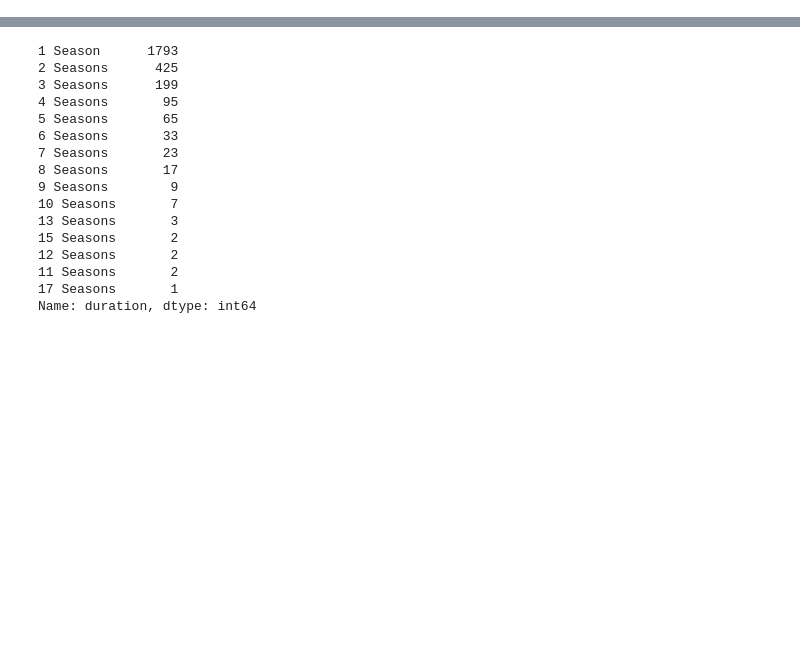
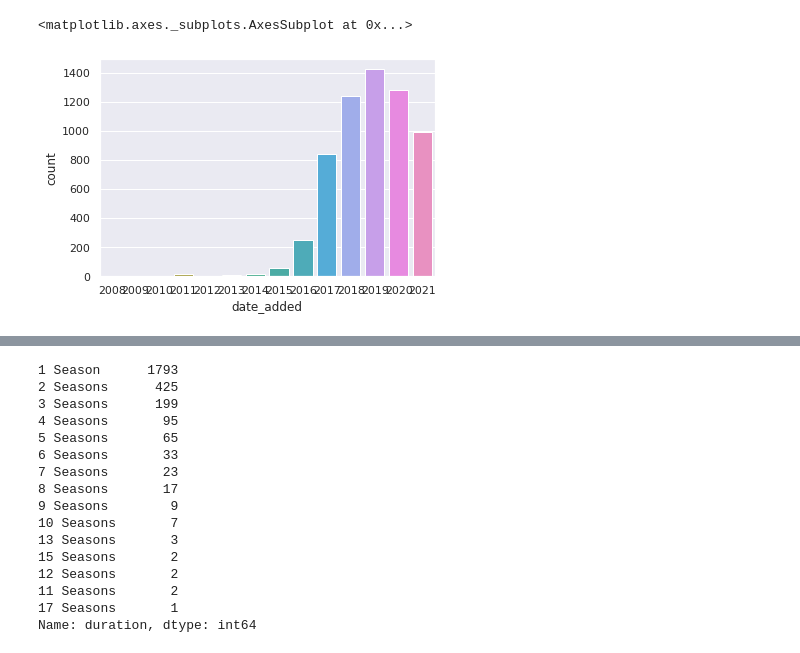
Before and after one commit to Sergey-Dubinin/Data-Analysis, a Jupyter notebook: Netflix.ipynb, the cells around one changed output, grey strips where cells are left out. Drawn from its saved outputs; the diff is of its cells as text; code cells hidden in the pictures; blank space fills up the shorter version.

```diff
--- a/Netflix.ipynb
+++ b/Netflix.ipynb
@@ -37,0 +97,5 @@ array(['Movie', 'TV Show'], dtype=object)
+# %%
+sns.countplot(x='date_added', data=movie_time)
+# %% [output]
+<matplotlib.axes._subplots.AxesSubplot at 0x...>
+[figure, added]
```
Also changed, not shown: parts of 14 cells of this notebook.
